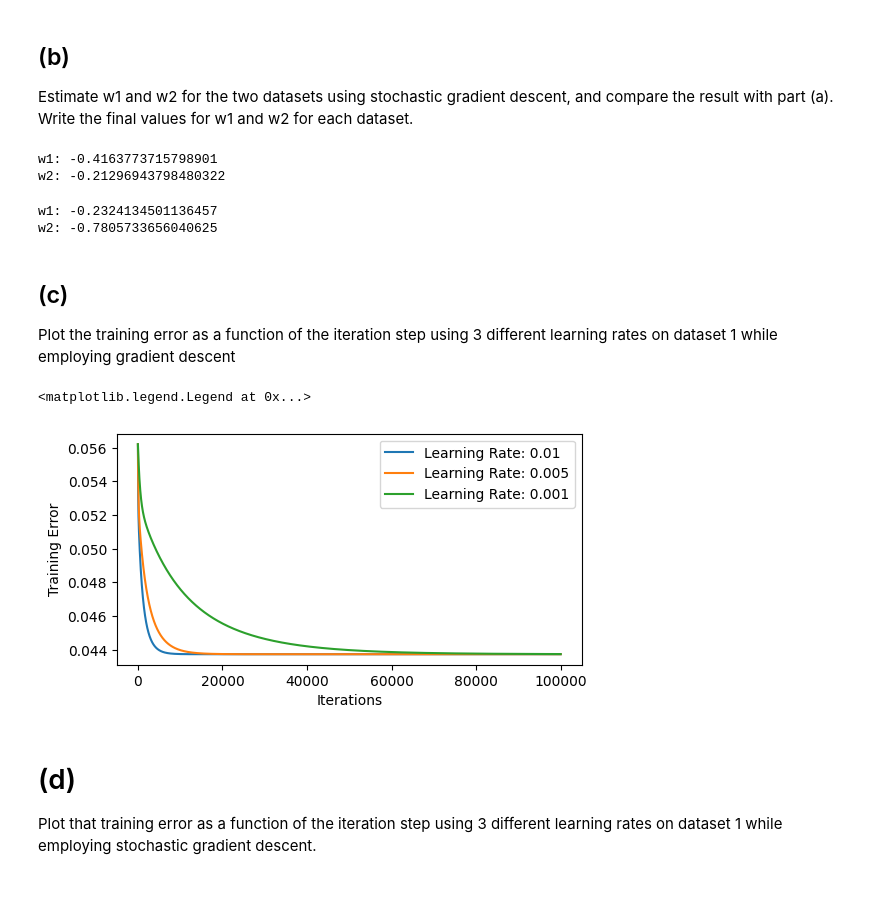
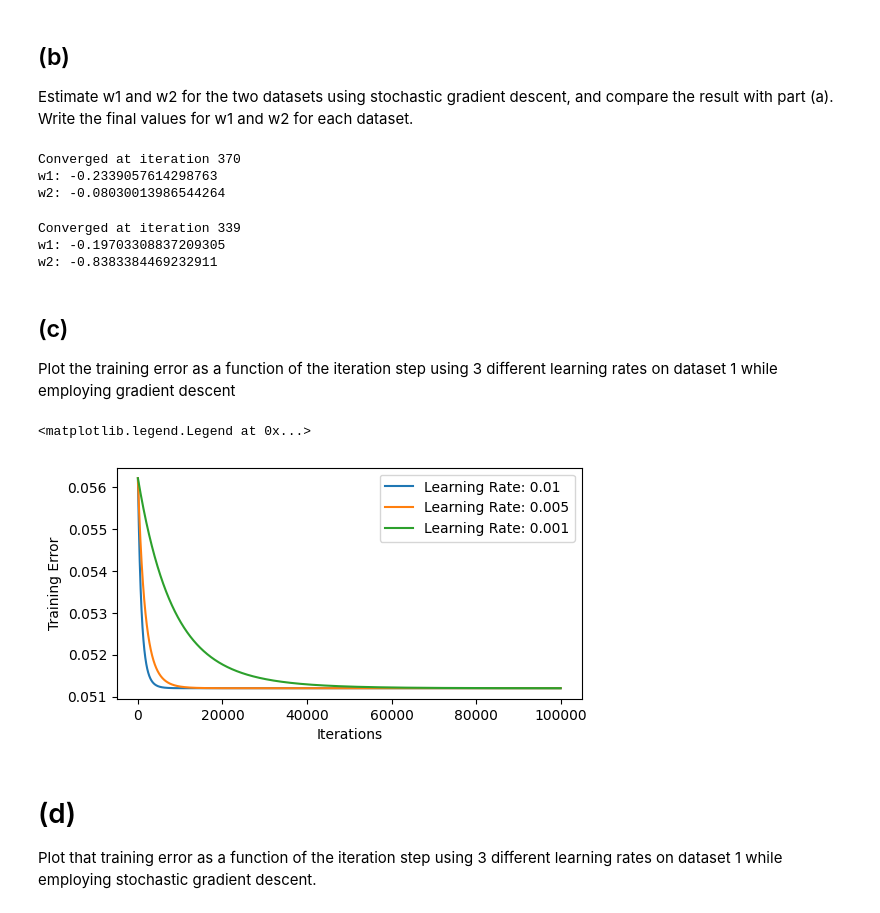
Before and after one commit to 118020020/815hws, a Jupyter notebook: hw4/solution.ipynb, the cells around one changed output. Drawn from its saved outputs; the diff is of its cells as text; code cells hidden in the pictures.

```diff
--- a/hw4/solution.ipynb
+++ b/hw4/solution.ipynb
@@ -265,7 +265,7 @@ data2_lag2 = np.zeros(data2.shape)
 data2_lag2[2:] = data2[:-2]
 # %%
 class GD:
-    def __init__(self, learning_rate=0.1, max_iter=10000, stop_criteria=1e-6, early_stop=True):
+    def __init__(self, learning_rate=0.1, max_iter=10000, stop_criteria=1e-8, early_stop=True):
         self.learning_rate = learning_rate
         self.max_iter = max_iter
         self.stop_criteria = stop_criteria
@@ -362,25 +362,27 @@ Estimate w1 and w2 for the two datasets using stochastic gradient descent, and c
 # %%
 # for data1
 stochestic_gd = GD()
-X = np.vstack((np.ones(data1.shape), data1_lag1, data1_lag2)).T
+X = np.vstack((data1_lag1, data1_lag2)).T
 Y = data1
 weights = stochestic_gd.stochastic_gradient(X, Y)
-print("w1:", weights[1])
-print("w2:", weights[2])
+print("w1:", weights[0])
+print("w2:", weights[1])
 # %% [output]
-w1: -0.4163773715798901
-w2: -0.21296943798480322
+Converged at iteration 370
+w1: -0.2339057614298763
+w2: -0.08030013986544264
 # %%
 # for data2
 stochestic_gd = GD()
-X = np.vstack((np.ones(data2.shape), data2_lag1, data2_lag2)).T
+X = np.vstack((data2_lag1, data2_lag2)).T
 Y = data2
 weights = stochestic_gd.stochastic_gradient(X, Y)
-print("w1:", weights[1])
-print("w2:", weights[2])
+print("w1:", weights[0])
+print("w2:", weights[1])
 # %% [output]
-w1: -0.2324134501136457
-w2: -0.7805733656040625
+Converged at iteration 339
+w1: -0.19703308837209305
+w2: -0.8383384469232911
 # %% [markdown]
 ## (c)
 Plot the training error as a function of the iteration step using 3 different learning rates on dataset 1 while employing gradient descent
@@ -389,26 +391,26 @@ learning_rates = [0.01, 0.005,0.001]
 max_iter = 100000
 # %%
 # for data1
-X = np.vstack((np.ones(data1.shape), data1_lag1, data1_lag2)).T
+X = np.vstack((data1_lag1, data1_lag2)).T
 Y = data1
 learning_errors = []
 for lr in learning_rates:
     gd = GD(learning_rate=lr, max_iter=max_iter, early_stop=False)
     weights = gd.original_gradient(X, Y)
     learning_errors.append(gd.training_errors)
 # plot the learning curve, if stopped early, fill the curve with the last value
 max_len = max([len(errors) for errors in learning_errors])
 plt.figure(figsize=(6, 3))
 for i, lr in enumerate(learning_rates):
     if len(learning_errors[i]) < max_len:
         learning_errors[i] += [learning_errors[i][-1]] * (max_len - len(learning_errors[i]))
     plt.plot(range(len(learning_errors[i])), learning_errors[i], label=f"Learning Rate: {lr}")
 plt.xlabel('Iterations')
 plt.ylabel('Training Error')
 plt.legend()
 # %% [output]
 <matplotlib.legend.Legend at 0x...>
-[figure, old version]
+[figure, new version]
 # %% [markdown]
 # (d)
 Plot that training error as a function of the iteration step using 3 different learning rates on dataset 1 while employing stochastic gradient descent.
```
Also changed, not shown: parts of 3 cells of this notebook, 2 other files.
